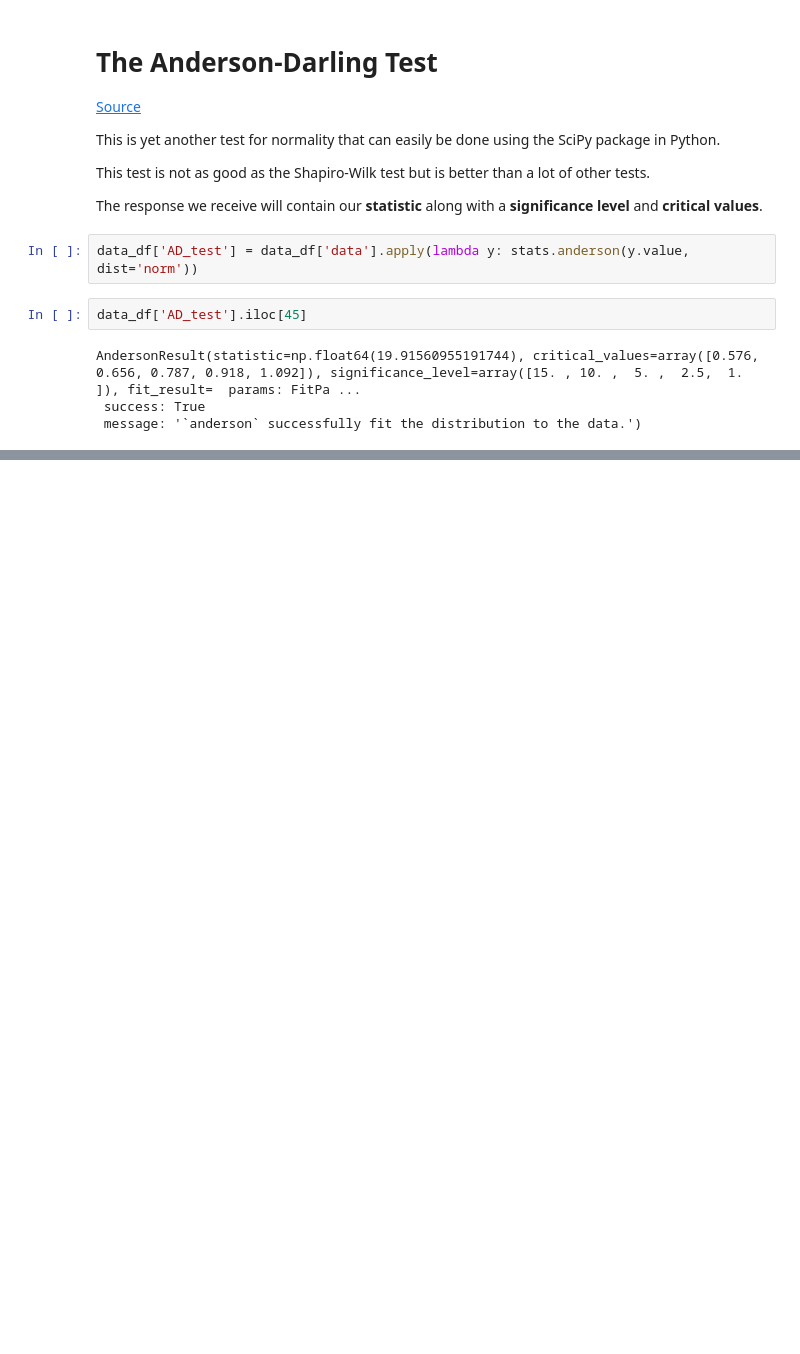
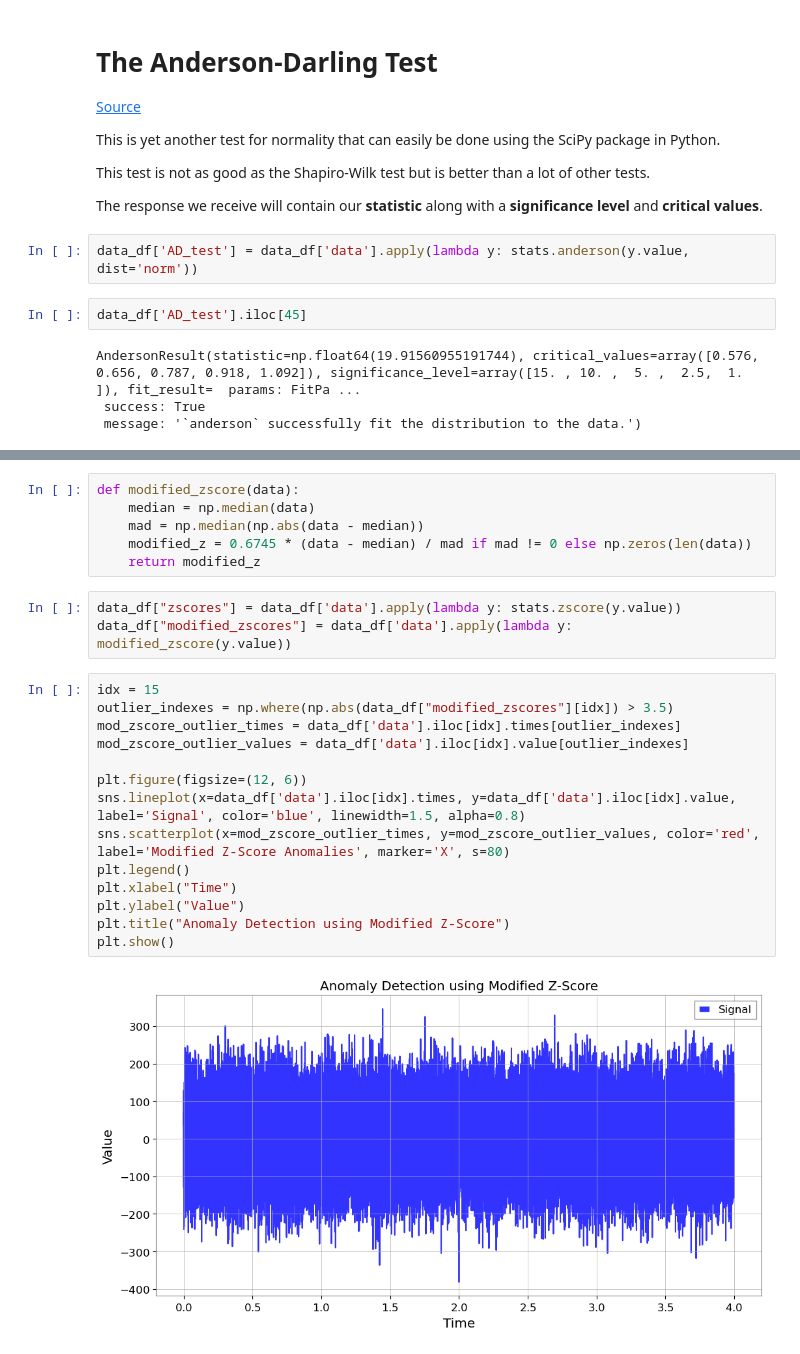
Before and after one commit to ashishmathew0297/gwpy-experiments, a Jupyter notebook: code/normality_test_experimentation.ipynb, the cells around one changed output, grey strips where cells are left out. Saved outputs shown, nothing was run; the diff lists cells and outputs as text; blank space fills up the shorter version.

```diff
--- a/code/normality_test_experimentation.ipynb
+++ b/code/normality_test_experimentation.ipynb
@@ -435,0 +482,25 @@ My approach would probably be along the lines of training a small model to get u
+# %%
+def modified_zscore(data):
+    median = np.median(data)
+    mad = np.median(np.abs(data - median))
+    modified_z = 0.6745 * (data - median) / mad if mad != 0 else np.zeros(len(data))
+    return modified_z
+# %%
+data_df["zscores"] = data_df['data'].apply(lambda y: stats.zscore(y.value))
+data_df["modified_zscores"] = data_df['data'].apply(lambda y: modified_zscore(y.value))
+# %%
+idx = 15
+outlier_indexes = np.where(np.abs(data_df["modified_zscores"][idx]) > 3.5)
+mod_zscore_outlier_times = data_df['data'].iloc[idx].times[outlier_indexes]
+mod_zscore_outlier_values = data_df['data'].iloc[idx].value[outlier_indexes]
+
+plt.figure(figsize=(12, 6))
+sns.lineplot(x=data_df['data'].iloc[idx].times, y=data_df['data'].iloc[idx].value, label='Signal', color='blue', linewidth=1.5, alpha=0.8)
+sns.scatterplot(x=mod_zscore_outlier_times, y=mod_zscore_outlier_values, color='red', label='Modified Z-Score Anomalies', marker='X', s=80)
+plt.legend()
+plt.xlabel("Time")
+plt.ylabel("Value")
+plt.title("Anomaly Detection using Modified Z-Score")
+plt.show()
+# %% [output]
+[figure, added]
```
Also changed, not shown: parts of 3 cells of this notebook.
